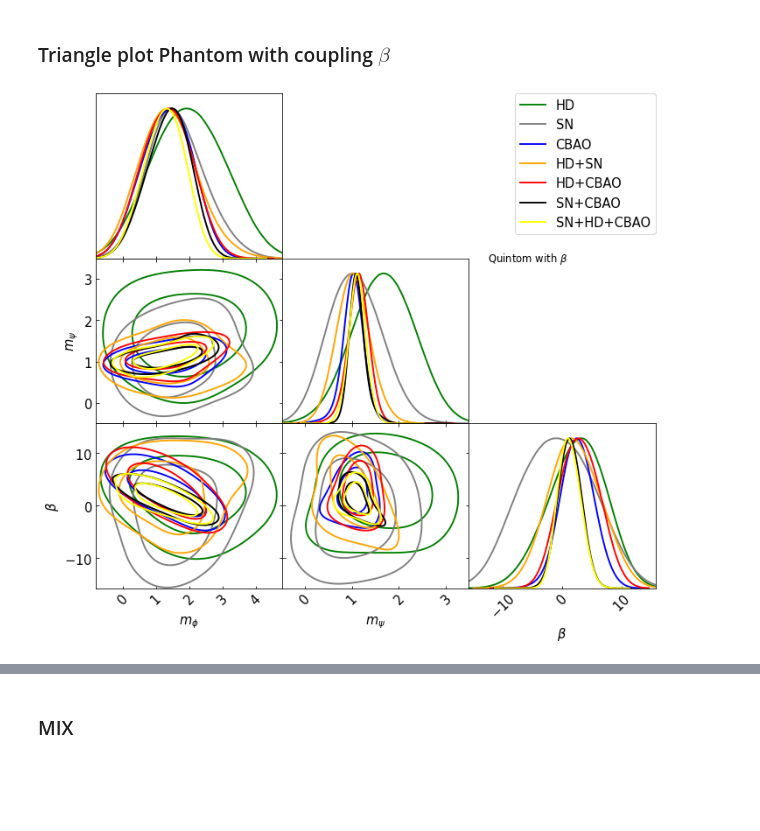
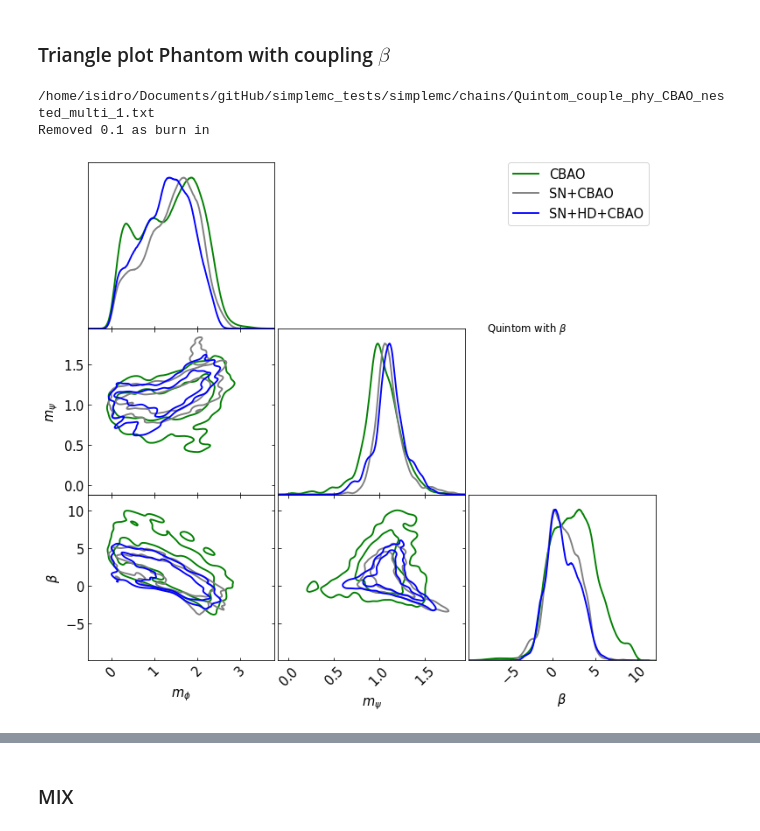
Before and after one commit to igomezv/simplemc_tests, a Jupyter notebook: getdist_Quintom.ipynb, the cells around one changed output, grey strips where cells are left out. Saved outputs shown, nothing was run; the diff lists cells and outputs as text; code cells hidden in the pictures; blank space fills up the shorter version.

Commit message:
update quintom notebook with hz

```diff
--- a/getdist_Quintom.ipynb
+++ b/getdist_Quintom.ipynb
@@ -21,11 +21,11 @@ dir_name = '/home/isidro/Documents/gitHub/simplemc_tests/simplemc/chains/'
 
 
 roots_couple = [
-                'Quintom_couple_phy_HD_nested_multi',
-                'Quintom_couple_phy_SN_nested_multi',
+#                 'Quintom_couple_phy_HD_nested_multi',
+#                 'Quintom_couple_phy_SN_nested_multi',
                 'Quintom_couple_phy_CBAO_nested_multi',
-                'Quintom_couple_phy_SN+HD_nested_multi',
-                'Quintom_couple_phy_HD+CBAO_nested_multi',
+#                 'Quintom_couple_phy_SN+HD_nested_multi',
+#                 'Quintom_couple_phy_HD+CBAO_nested_multi',
                 'Quintom_couple_phy_SN+CBAO_nested_multi',
                 'Quintom_couple_phy_SN+HD+CBAO_nested_multi',
                 ]
@@ -96,8 +96,8 @@ list
 # %%
 g = plots.getSinglePlotter(chain_dir = dir_name, width_inch= 10,
                           ratio = 0.9,
-                          analysis_settings={'smooth_scale_2D': 0.9,
-                                             'smooth_scale_1D': 0.9,
+                          analysis_settings={'smooth_scale_2D': 0.2,
+                                             'smooth_scale_1D': 0.2,
                                              'ignore_rows': 0.1})
 # %% [output]
 <Figure size 720x648 with 0 Axes>
@@ -106,30 +106,32 @@ g = plots.getSinglePlotter(chain_dir = dir_name, width_inch= 10,
 # %%
 #g.settings.axes_fontsize = 5
 g.settings.lab_fontsize = 15
 g.settings.x_label_rotation= 45
 #g.settings.alpha_filled_add = 0.9
 g.settings.legend_fontsize = 15
 g.settings.axes_fontsize = 15
 g.settings.lw1 = 2
 
 # g.triangle_plot(roots_couple, ['Om', 'Obh2', 'h', 'mquin', 'mphan', 'beta'],
 g.triangle_plot(roots_couple, ['mquin', 'mphan', 'beta'],
 # g.triangle_plot(roots, ['Om', 'Obh2', 'h'],
                 diag1d_kwargs={'colors':['green', 'gray','blue', 'orange', 'red', 'black', 'yellow'],
                                'alphas':[1.0,1.0,1.0]},
                 colors=['green', 'gray','blue', 'orange', 'red', 'black', 'yellow'],
 #                 alphas = [1.0, 0.7, 0.5],
-                legend_labels=['HD', 'SN', 'CBAO', 'HD+SN',
-                               'HD+CBAO', 'SN+CBAO', 'SN+HD+CBAO'],
+                legend_labels=['CBAO',
+                               'SN+CBAO', 'SN+HD+CBAO'],
                 legend_loc='upper right',
                 filled = False,
                 normalized=False, shaded=False)
 
 g.add_text('Quintom with $\\beta$', 0.1, 2)
 #plt.show()
 plt.savefig('TriangleQuintomCouple.png', dpi=80)
 # %% [output]
+/home/isidro/Documents/gitHub/simplemc_tests/simplemc/chains/Quintom_couple_phy_CBAO_nested_multi_1.txt
+Removed 0.1 as burn in
-[figure, old version]
+[figure, new version]
 # %%
 plt.figure(figsize=(10, 10), dpi=100)
 
```
Also changed, not shown: parts of 18 cells of this notebook.
